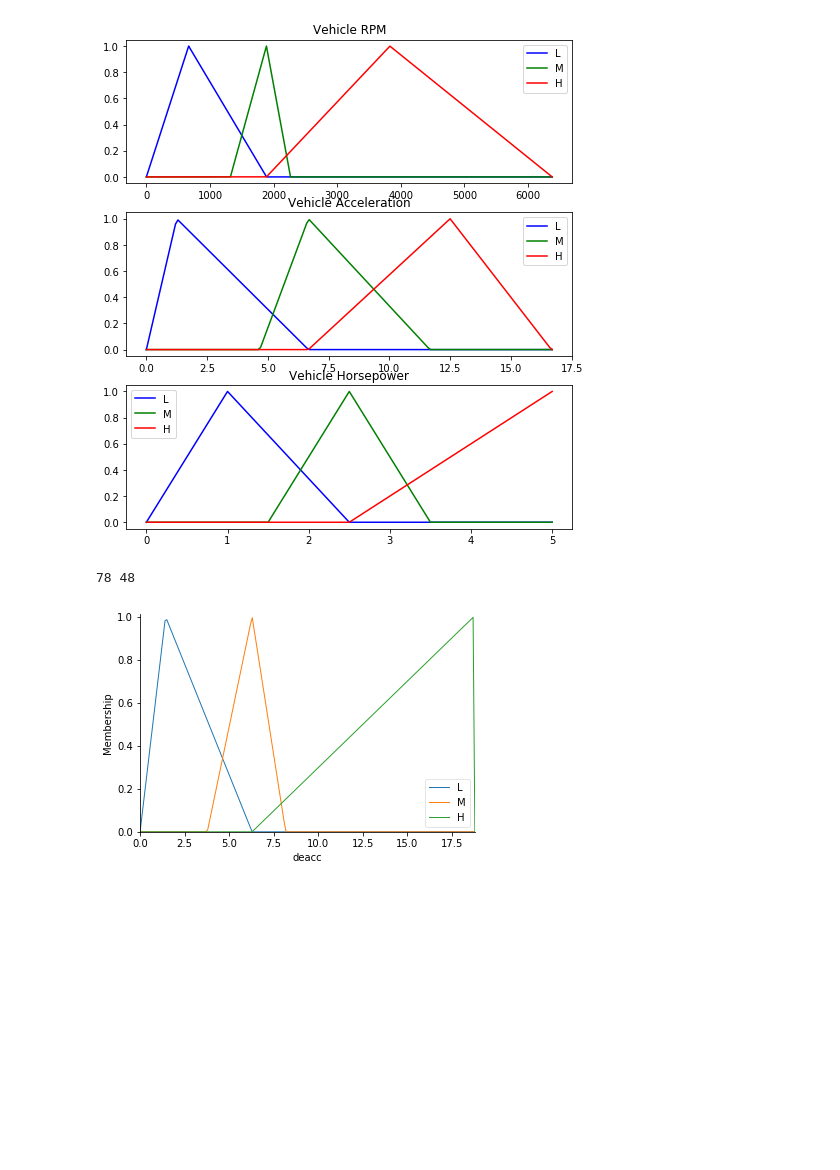
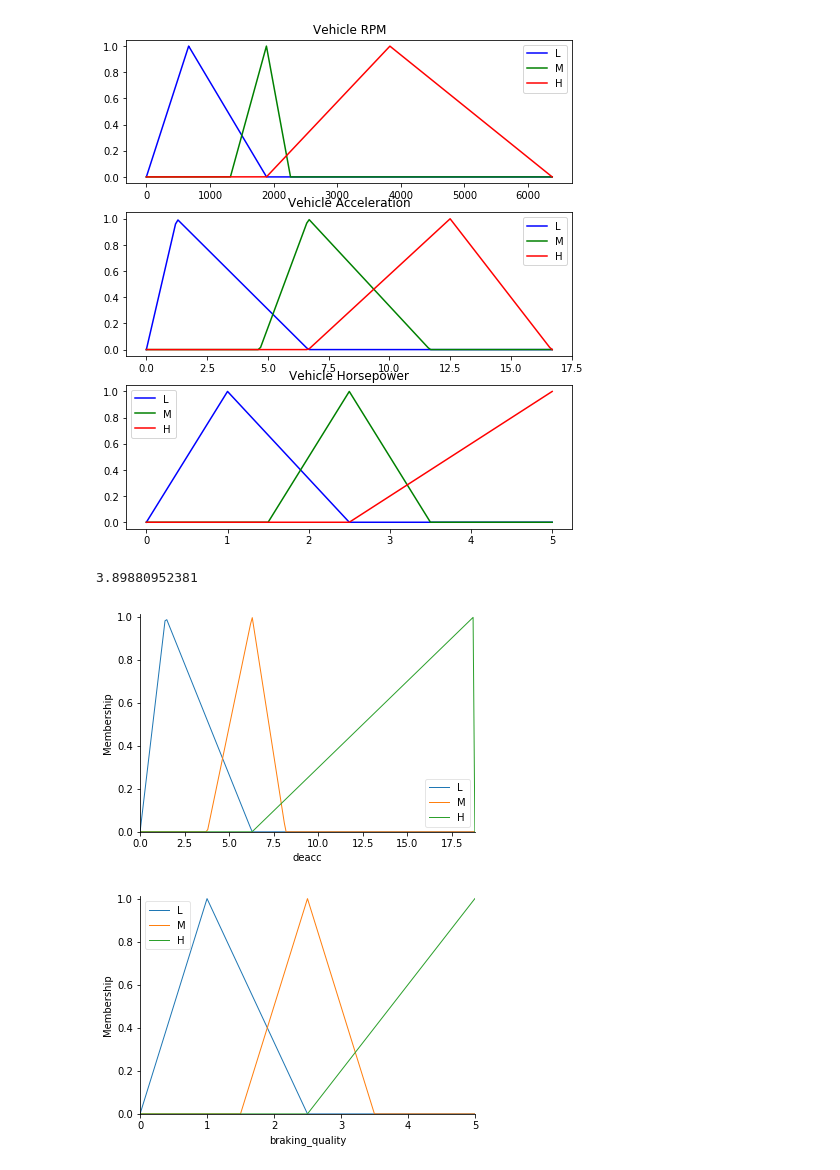
Before and after one commit to trentlavoie/fydp, a Jupyter notebook: notebooks/rec/preprocess_hardware_data_2.ipynb, the cells around one changed output. Saved outputs shown, nothing was run; the diff lists cells and outputs as text; code cells hidden in the pictures; blank space fills up the shorter version.

Commit message:
Adding braking logic

```diff
--- a/notebooks/rec/preprocess_hardware_data_2.ipynb
+++ b/notebooks/rec/preprocess_hardware_data_2.ipynb
@@ -205,8 +205,6 @@ deacc_set['L'] = fuzz.trimf(deacc, [0, min_deacc, average_deacc])
 deacc_set['M'] = fuzz.trimf(deacc, [0.6 * average_deacc, average_deacc, average_deacc * 1.3])
 deacc_set['H'] = fuzz.trimf(deacc, [average_deacc, max_deacc, max_deacc])
 
-deacc_set.view()
-
 #Determine number of times
 
 counter = 0
@@ -216,35 +214,74 @@ acceleration = 0
 num_of_times_brake_average = 0
 num_of_times_stepped = 0
 acceleration_diff = 0
-error_margin = 0.1
+error_margin = 1
 previous_acceleration_diff = 0
 
 for index, row in test_df.iterrows():
 
     curr_acceleration = row['acc']
 
     if counter == 0:
         previous_acceleration = curr_acceleration
     else:
 
         if previous_acceleration > 0 and curr_acceleration < 0:
             num_of_times_brake_average += 1
             num_of_times_stepped += 1
 
         difference = curr_acceleration - previous_acceleration
 
         if previous_acceleration_diff < 0 and difference < 0 and difference < (previous_acceleration_diff - error_margin):
             num_of_times_stepped += 1
 
         if curr_acceleration < 0 and previous_acceleration < 0:
             previous_acceleration_diff = curr_acceleration - previous_acceleration
         else:
             previous_acceleration_diff = 0
 
     previous_acceleration = curr_acceleration
     counter = counter + 1
 
-print(num_of_times_stepped, num_of_times_brake_average)
+braking_steps = np.arange(0, num_of_times_brake_average * 2 + 0.1, 0.1)
+braking_steps_set = ctrl.Antecedent(braking_steps, 'braking_steps')
+braking_steps_set['L'] = fuzz.trimf(braking_steps, [0, num_of_times_brake_average * 0.8, num_of_times_brake_average])
+braking_steps_set['M'] = fuzz.trimf(braking_steps, [0.75 * num_of_times_brake_average, num_of_times_brake_average, num_of_times_brake_average * 1.75])
+braking_steps_set['H'] = fuzz.trimf(braking_steps, [num_of_times_brake_average * 1.25, num_of_times_brake_average * 2, num_of_times_brake_average * 2])
+
+
+braking_quality = np.arange(0, 5.1, 0.1)
+
+braking_quality_set = ctrl.Consequent(braking_quality, 'braking_quality')
+
+braking_quality_set['L'] = fuzz.trimf(braking_quality, [0, 1, 2.5])
+braking_quality_set['M'] = fuzz.trimf(braking_quality, [1.5, 2.5, 3.5])
+braking_quality_set['H'] = fuzz.trimf(braking_quality, [2.5, 5, 5])
+
+braking_quality_set.view()
+
+rule1 = ctrl.Rule(deacc_set['L'] & braking_steps_set['L'], braking_quality_set['H'])
+rule2 = ctrl.Rule(deacc_set['L'] & braking_steps_set['M'], braking_quality_set['M'])
+rule3 = ctrl.Rule(deacc_set['L'] & braking_steps_set['H'], braking_quality_set['L'])
+
+rule4 = ctrl.Rule(deacc_set['M'] & braking_steps_set['L'], braking_quality_set['H'])
+rule5 = ctrl.Rule(deacc_set['M'] & braking_steps_set['M'], braking_quality_set['M'])
+rule6 = ctrl.Rule(deacc_set['M'] & braking_steps_set['H'], braking_quality_set['L'])
+
+rule7 = ctrl.Rule(deacc_set['H'] & braking_steps_set['L'], braking_quality_set['H'])
+rule8 = ctrl.Rule(deacc_set['H'] & braking_steps_set['M'], braking_quality_set['H'])
+rule9 = ctrl.Rule(deacc_set['H'] & braking_steps_set['H'], braking_quality_set['L'])
+
+
+system = ctrl.ControlSystem(rules=[rule1, rule2, rule3, rule4, rule5, rule6, rule7, rule8, rule9])
+
+braking_output = ctrl.ControlSystemSimulation(system)
+
+braking_output.input['deacc'] = max_deacc
+braking_output.input['braking_steps'] = num_of_times_brake_average / 5
+
+braking_output.compute()
+print(braking_output.output['braking_quality'])
 # %% [output]
-78 48
+3.89880952381
 [figure]
+[figure, added]
```
Also changed, not shown: parts of 1 cell of this notebook.
